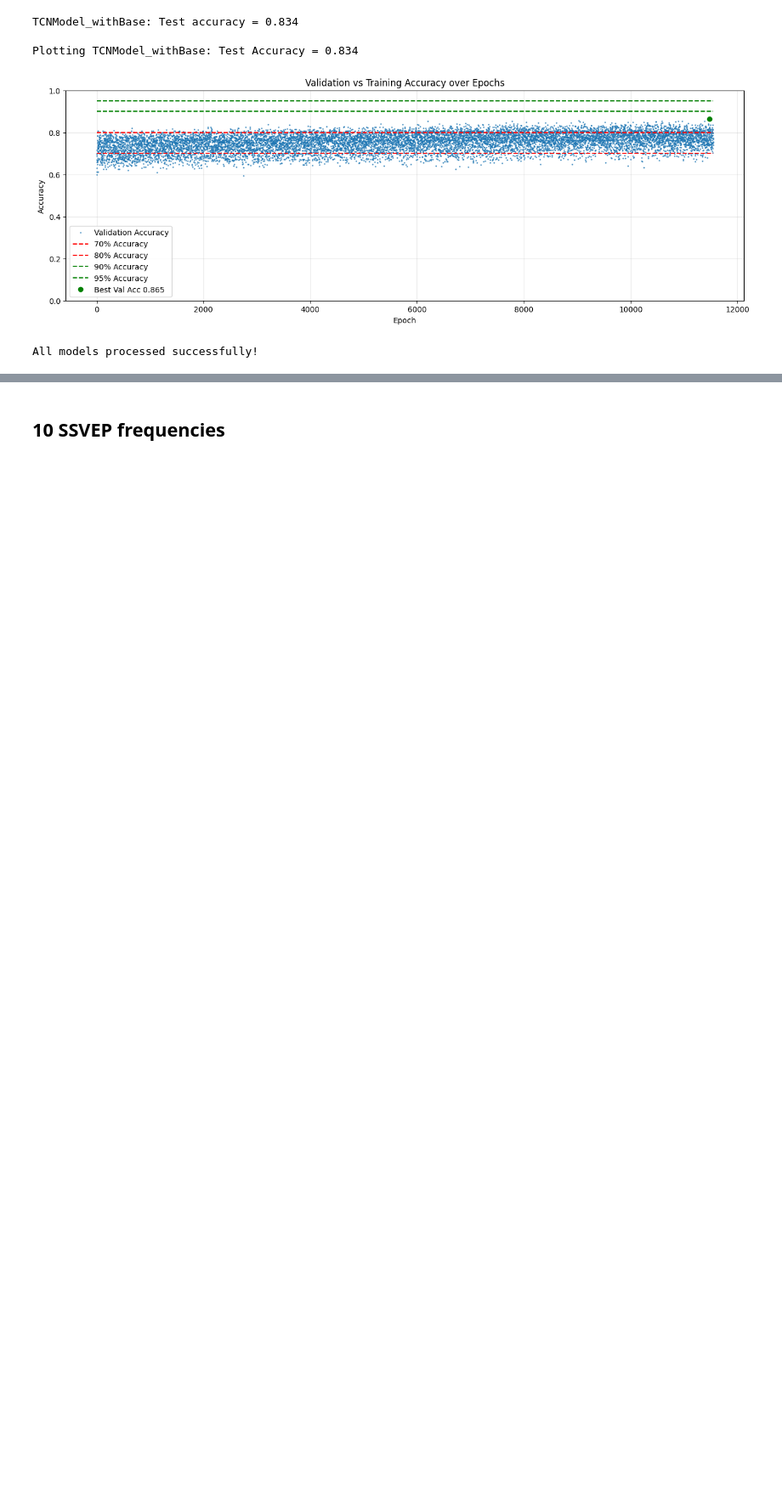
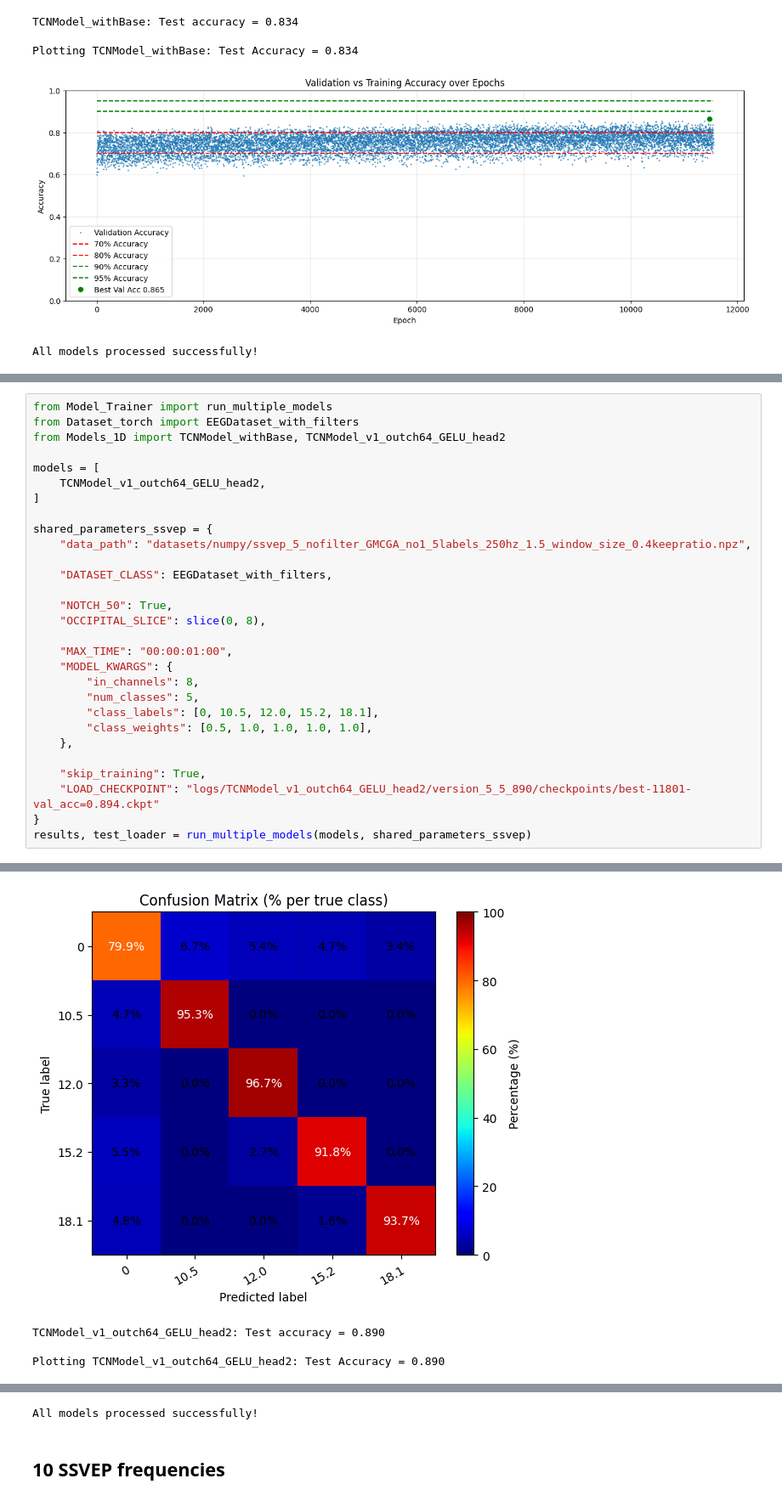
Before and after one commit to GeorgTenzing/EEG_Classification, a Jupyter notebook: Result_presentation.ipynb, the cells around one changed output, grey strips where cells are left out. Shown at 85% size. Cells and saved outputs as stored; diff of their text form; blank space fills up the shorter version.

```diff
--- a/Result_presentation.ipynb
+++ b/Result_presentation.ipynb
@@ -157,0 +160,30 @@ All models processed successfully!
+# %%
+from Model_Trainer import run_multiple_models
+from Dataset_torch import EEGDataset_with_filters
+from Models_1D import TCNModel_withBase, TCNModel_v1_outch64_GELU_head2
+
+models = [
+    TCNModel_v1_outch64_GELU_head2,
+]
+
+shared_parameters_ssvep = {
+    "data_path": "datasets/numpy/ssvep_5_nofilter_GMCGA_no1_5labels_250hz_1.5_window_size_0.4keepratio.npz",
+
+    "DATASET_CLASS": EEGDataset_with_filters,
+
+    "NOTCH_50": True,
+    "OCCIPITAL_SLICE": slice(0, 8),
+
+    "MAX_TIME": "00:00:01:00",
+    "MODEL_KWARGS": {
+        "in_channels": 8,
+        "num_classes": 5,
+        "class_labels": [0, 10.5, 12.0, 15.2, 18.1],
+        "class_weights": [0.5, 1.0, 1.0, 1.0, 1.0],
+    },
+
+    "skip_training": True,
+    "LOAD_CHECKPOINT": "logs/TCNModel_v1_outch64_GELU_head2/version_5_5_890/checkpoints/best-11801-val_acc=0.894.ckpt"
+}
+results, test_loader = run_multiple_models(models, shared_parameters_ssvep)
+# %% [output]
@@ -157,0 +204,4 @@ All models processed successfully!
+[figure, added]
+TCNModel_v1_outch64_GELU_head2: Test accuracy = 0.890
+
+Plotting TCNModel_v1_outch64_GELU_head2: Test Accuracy = 0.890
@@ -158,3 +209,4 @@ All models processed successfully!
+All models processed successfully!
 # %% [markdown]
 ## 10 SSVEP frequencies
 # %%
```
Also changed, not shown: parts of 2 cells of this notebook, 3 other files.
